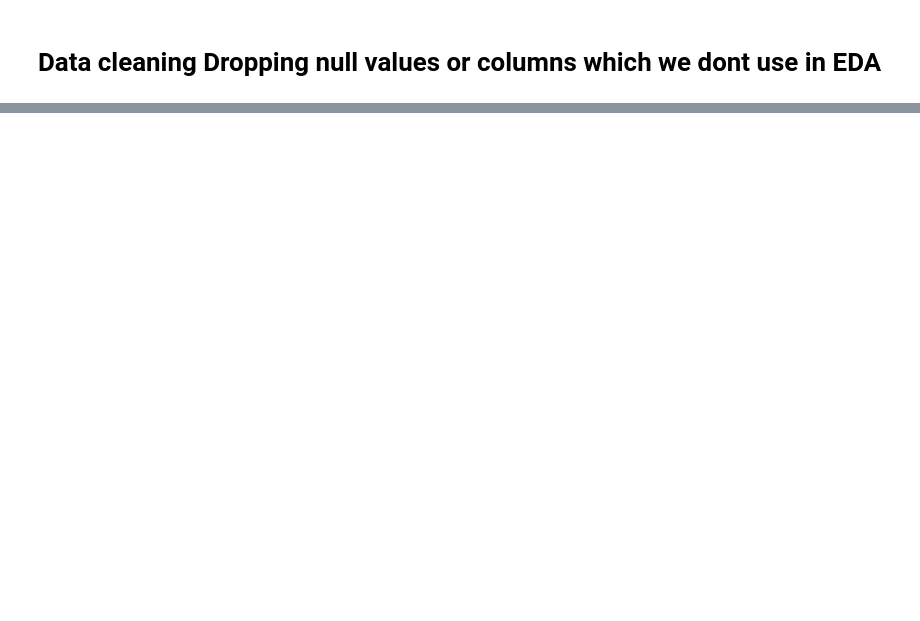
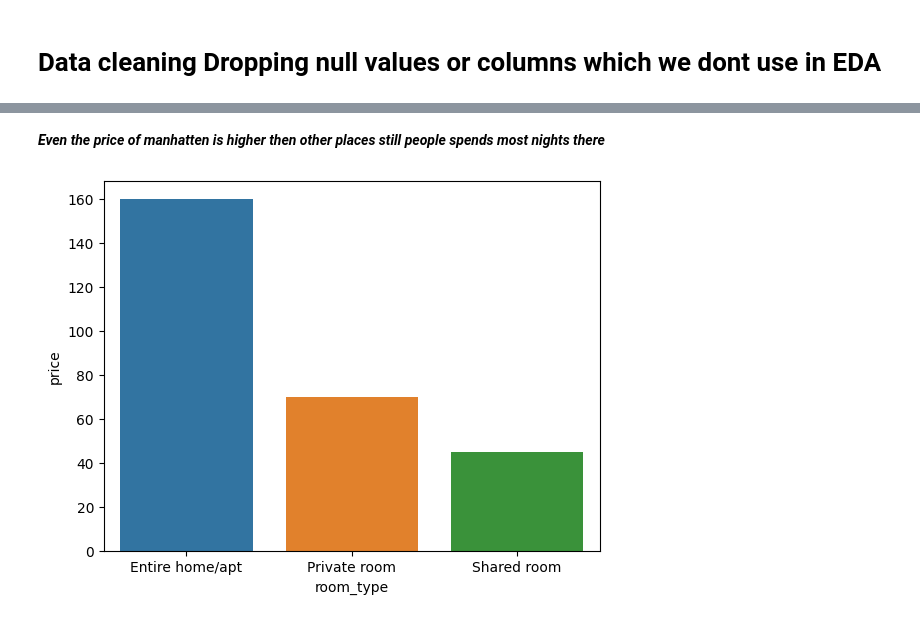
Before and after one commit to ankit-chuahan/Air_bnb_project, a Jupyter notebook: Airbnb_project.ipynb, the cells around one changed output, grey strips where cells are left out. Saved outputs shown, nothing was run; the diff lists cells and outputs as text; code cells hidden in the pictures; blank space fills up the shorter version.

```diff
--- a/Airbnb_project.ipynb
+++ b/Airbnb_project.ipynb
@@ -126,0 +160,10 @@ air.dropna(inplace=True)
+# %% [markdown]
+***Even the price of manhatten is higher then other places still people spends most nights there***
+# %%
+room_type = air.groupby(["room_type"],as_index = False)["price"].median().sort_values("price",ascending=False)
+room_type
+
+sns.barplot(x="room_type" ,y="price" ,data=room_type )
+plt.show()
+# %% [output]
+[figure, added]
```
Also changed, not shown: parts of 9 cells of this notebook.
